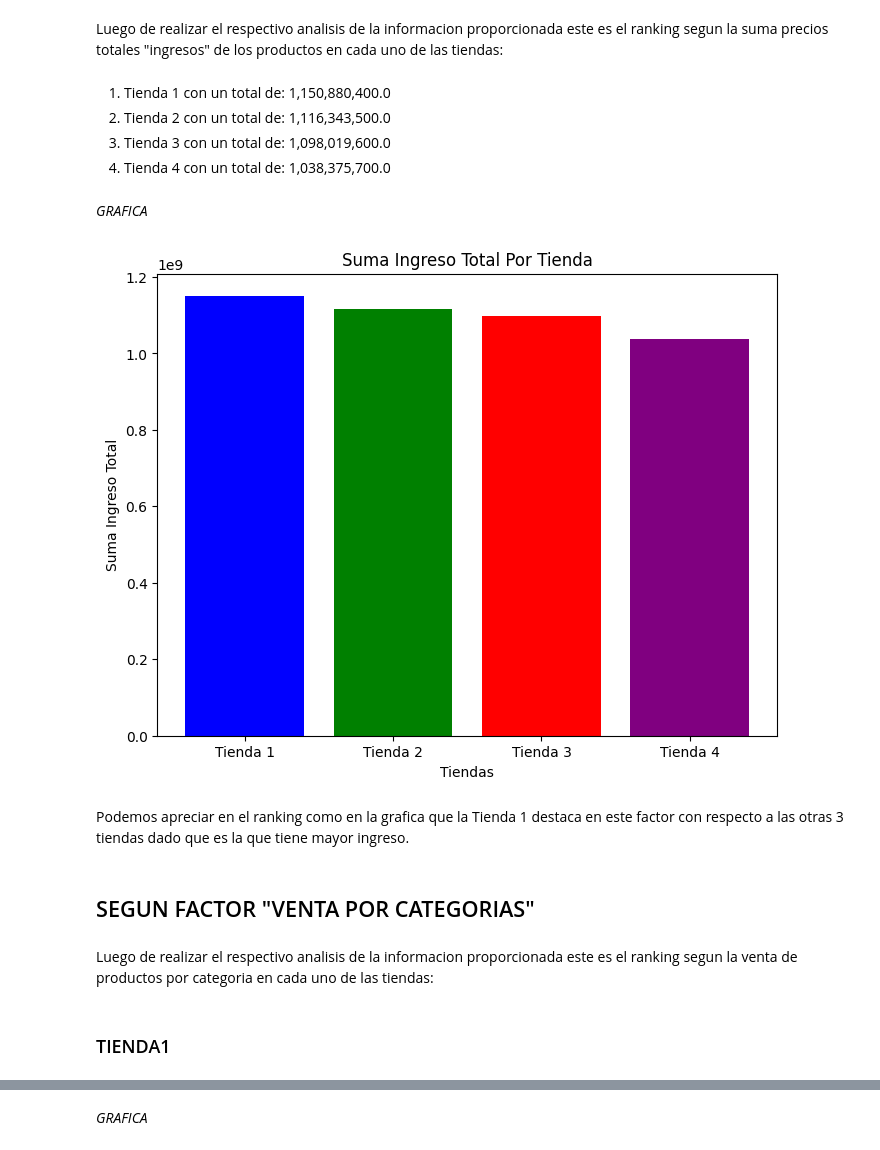
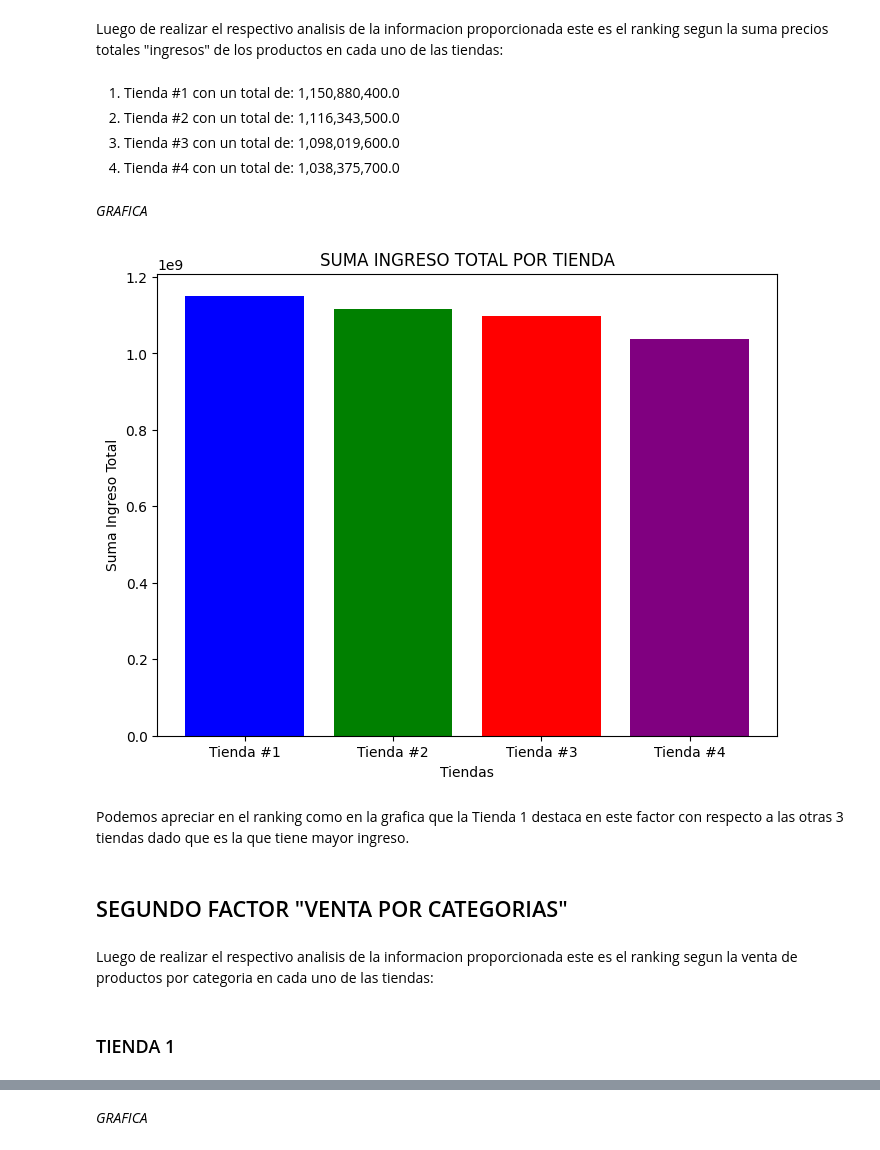
Before and after one commit to TWOD22/Alura-Store-Challenge, a Jupyter notebook: AluraStoreLatam.ipynb, the cells around one changed output, grey strips where cells are left out. Drawn from its saved outputs; the diff is of its cells as text; code cells hidden in the pictures.

```diff
--- a/AluraStoreLatam.ipynb
+++ b/AluraStoreLatam.ipynb
@@ -446,34 +446,34 @@ Luego de realizar el respectivo analisis de la informacion proporcionada este es
 
 
 
-1.   Tienda 1 con un total de: 1,150,880,400.0
-2.   Tienda 2 con un total de: 1,116,343,500.0
-3.   Tienda 3 con un total de: 1,098,019,600.0
-4.   Tienda 4 con un total de: 1,038,375,700.0
+1.   Tienda #1 con un total de: 1,150,880,400.0
+2.   Tienda #2 con un total de: 1,116,343,500.0
+3.   Tienda #3 con un total de: 1,098,019,600.0
+4.   Tienda #4 con un total de: 1,038,375,700.0
 # %% [markdown]
 *GRAFICA*
 # %%
-tiendas = ['Tienda 1', 'Tienda 2', 'Tienda 3', 'Tienda 4']
+tiendas = ['Tienda #1', 'Tienda #2', 'Tienda #3', 'Tienda #4']
 suma_precios = [suma_precios_tienda_1, suma_precios_tienda_2, suma_precios_tienda_3, suma_precios_tienda_4]
 
 
 plt.figure(figsize=(8, 6))
 plt.bar(tiendas, suma_precios, color=['blue', 'green', 'red', 'purple'])
 plt.xlabel('Tiendas')
 plt.ylabel('Suma Ingreso Total')
-plt.title('Suma Ingreso Total Por Tienda')
+plt.title('SUMA INGRESO TOTAL POR TIENDA')
 
 plt.show()
 # %% [output]
-[figure, old version]
+[figure, new version]
 # %% [markdown]
 Podemos apreciar en el ranking como en la grafica que la Tienda 1 destaca en este factor con respecto a las otras 3 tiendas dado que es la que tiene mayor ingreso.
 # %% [markdown]
-## SEGUN FACTOR "VENTA POR CATEGORIAS"
+## SEGUNDO FACTOR "VENTA POR CATEGORIAS"
 # %% [markdown]
 Luego de realizar el respectivo analisis de la informacion proporcionada este es el ranking segun la venta de productos por categoria en cada uno de las tiendas:
-# %% [markdown]
-### TIENDA1
+# %% [markdown]
+### TIENDA 1
 # %% [markdown]
 
 
```
Also changed, not shown: parts of 15 cells of this notebook.
